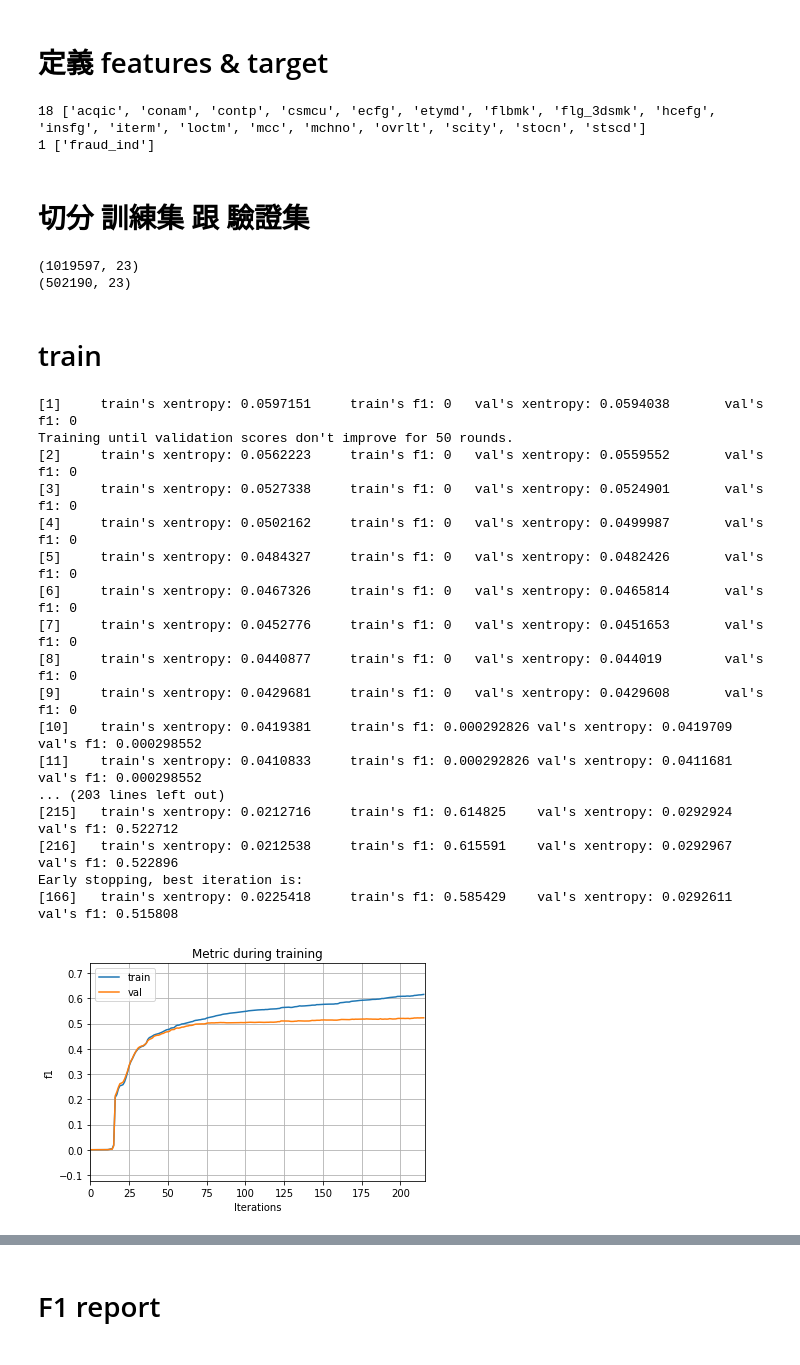
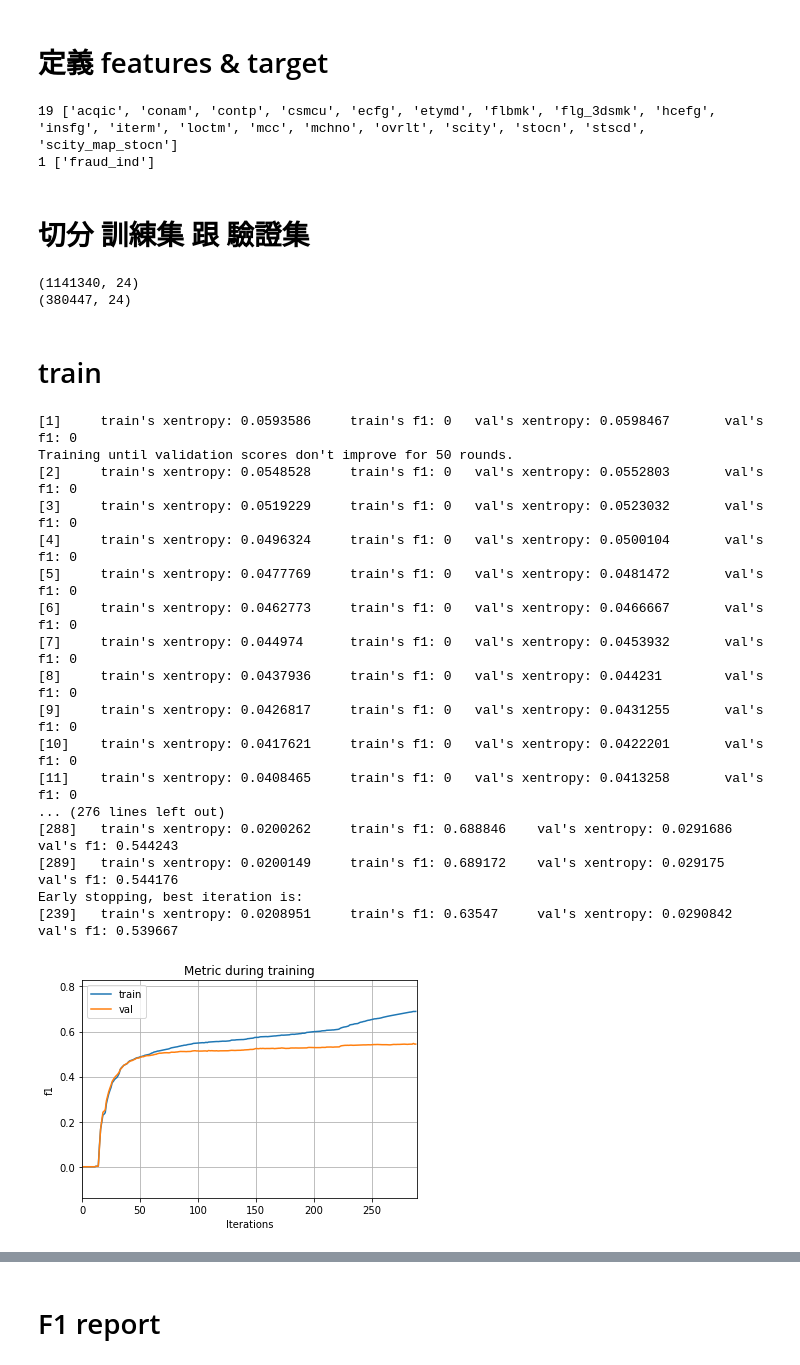
Before and after one commit to skywalker0803r/Ricky, a Jupyter notebook: 玉山AI比賽_modeling.ipynb, the cells around one changed output, grey strips where cells are left out. Saved outputs shown, nothing was run; the diff lists cells and outputs as text; code cells hidden in the pictures.

```diff
--- a/玉山AI比賽_modeling.ipynb
+++ b/玉山AI比賽_modeling.ipynb
@@ -11,7 +15,7 @@ Drive already mounted at /content/drive; to attempt to forcibly remount, call dr
 # train
 # %%
 import pandas as pd
-train = pd.read_csv("/content/drive/My Drive/玉山人工智慧比賽數據/train_預處理完.csv",index_col=0)
+train = pd.read_csv("/content/drive/My Drive/玉山人工智慧比賽數據/train_特徵工程完.csv",index_col=0)
 print(train.shape)
 train.head()
 # %% [output]
@@ -67,23 +71,23 @@ pd.DataFrame(p,index=['p']).T.sort_values(by='p',ascending=False)
 # %% [markdown]
 # 定義 features & target
 # %%
-features = test.drop(['txkey','locdt','cano','bacno'],axis=1).columns.tolist()
+features = train.drop(['fraud_ind','txkey','locdt','cano','bacno'],axis=1).columns.tolist()
 y_name = 'fraud_ind'
 print(len(features),features)
 print(len([y_name]),[y_name])
 # %% [output]
-18 ['acqic', 'conam', 'contp', 'csmcu', 'ecfg', 'etymd', 'flbmk', 'flg_3dsmk', 'hcefg', 'insfg', 'iterm', 'loctm', 'mcc', 'mchno', 'ovrlt', 'scity', 'stocn', 'stscd']
+19 ['acqic', 'conam', 'contp', 'csmcu', 'ecfg', 'etymd', 'flbmk', 'flg_3dsmk', 'hcefg', 'insfg', 'iterm', 'loctm', 'mcc', 'mchno', 'ovrlt', 'scity', 'stocn', 'stscd', 'scity_map_stocn']
 1 ['fraud_ind']
 # %% [markdown]
 # 切分 訓練集 跟 驗證集
 # %%
 from sklearn.model_selection import train_test_split
-train,val = train_test_split(train ,test_size=0.33 ,random_state=777)
+train,val = train_test_split(train ,test_size=0.25 ,random_state=777)
 print(train.shape)
 print(val.shape)
 # %% [output]
-(1019597, 23)
-(502190, 23)
+(1141340, 24)
+(380447, 24)
 # %% [markdown]
 # train
 # %%
@@ -115,51 +119,51 @@ parameters = {
     'tree_learner':'data',
     "is_unbalance":True,
     "early_stopping_round":50,
-    "drop_rate":0.5,
+    "drop_rate":0.25,
     #'min_child_samples':40,
     #'min_child_weight':0.002,
 }
 
 train_data = lightgbm.Dataset(train[features],
                               label=train[y_name],
                               categorical_feature = features)
 
 val_data = lightgbm.Dataset(val[features],
                             label=val[y_name],
                             categorical_feature = features)
 
 # training
 evals_result = {}
 model = lightgbm.train(parameters,
                        train_data,
                        valid_sets=[val_data, train_data],
                        valid_names=['val', 'train'],
                        feval = lgb_f1_score,
                        evals_result = evals_result)
 
 # plt 1
 lightgbm.plot_metric(evals_result, metric='f1')
 plt.show()
 
 # plt 2
 ax = lightgbm.plot_importance(model, max_num_features=40, figsize=(15,15))
 plt.show()
 # %% [output]
-[1]     train's xentropy: 0.0597151     train's f1: 0   val's xentropy: 0.0594038       val's f1: 0
+[1]     train's xentropy: 0.0593586     train's f1: 0   val's xentropy: 0.0598467       val's f1: 0
 Training until validation scores don't improve for 50 rounds.
-[2]     train's xentropy: 0.0562223     train's f1: 0   val's xentropy: 0.0559552       val's f1: 0
-[3]     train's xentropy: 0.0527338     train's f1: 0   val's xentropy: 0.0524901       val's f1: 0
-[4]     train's xentropy: 0.0502162     train's f1: 0   val's xentropy: 0.0499987       val's f1: 0
-[5]     train's xentropy: 0.0484327     train's f1: 0   val's xentropy: 0.0482426       val's f1: 0
-[6]     train's xentropy: 0.0467326     train's f1: 0   val's xentropy: 0.0465814       val's f1: 0
-[7]     train's xentropy: 0.0452776     train's f1: 0   val's xentropy: 0.0451653       val's f1: 0
-[8]     train's xentropy: 0.0440877     train's f1: 0   val's xentropy: 0.044019        val's f1: 0
-[9]     train's xentropy: 0.0429681     train's f1: 0   val's xentropy: 0.0429608       val's f1: 0
-[10]    train's xentropy: 0.0419381     train's f1: 0.000292826 val's xentropy: 0.0419709       val's f1: 0.000298552
-[11]    train's xentropy: 0.0410833     train's f1: 0.000292826 val's xentropy: 0.0411681       val's f1: 0.000298552
-... (203 lines left out)
-[215]   train's xentropy: 0.0212716     train's f1: 0.614825    val's xentropy: 0.0292924       val's f1: 0.522712
-[216]   train's xentropy: 0.0212538     train's f1: 0.615591    val's xentropy: 0.0292967       val's f1: 0.522896
+[2]     train's xentropy: 0.0548528     train's f1: 0   val's xentropy: 0.0552803       val's f1: 0
+[3]     train's xentropy: 0.0519229     train's f1: 0   val's xentropy: 0.0523032       val's f1: 0
+[4]     train's xentropy: 0.0496324     train's f1: 0   val's xentropy: 0.0500104       val's f1: 0
+[5]     train's xentropy: 0.0477769     train's f1: 0   val's xentropy: 0.0481472       val's f1: 0
+[6]     train's xentropy: 0.0462773     train's f1: 0   val's xentropy: 0.0466667       val's f1: 0
+[7]     train's xentropy: 0.044974      train's f1: 0   val's xentropy: 0.0453932       val's f1: 0
+[8]     train's xentropy: 0.0437936     train's f1: 0   val's xentropy: 0.044231        val's f1: 0
+[9]     train's xentropy: 0.0426817     train's f1: 0   val's xentropy: 0.0431255       val's f1: 0
+[10]    train's xentropy: 0.0417621     train's f1: 0   val's xentropy: 0.0422201       val's f1: 0
+[11]    train's xentropy: 0.0408465     train's f1: 0   val's xentropy: 0.0413258       val's f1: 0
+... (276 lines left out)
+[288]   train's xentropy: 0.0200262     train's f1: 0.688846    val's xentropy: 0.0291686       val's f1: 0.544243
+[289]   train's xentropy: 0.0200149     train's f1: 0.689172    val's xentropy: 0.029175        val's f1: 0.544176
 Early stopping, best iteration is:
-[166]   train's xentropy: 0.0225418     train's f1: 0.585429    val's xentropy: 0.0292611       val's f1: 0.515808
+[239]   train's xentropy: 0.0208951     train's f1: 0.63547     val's xentropy: 0.0290842       val's f1: 0.539667
-[figure, old version]
+[figure, new version]
```
Also changed, not shown: parts of 7 cells of this notebook.
